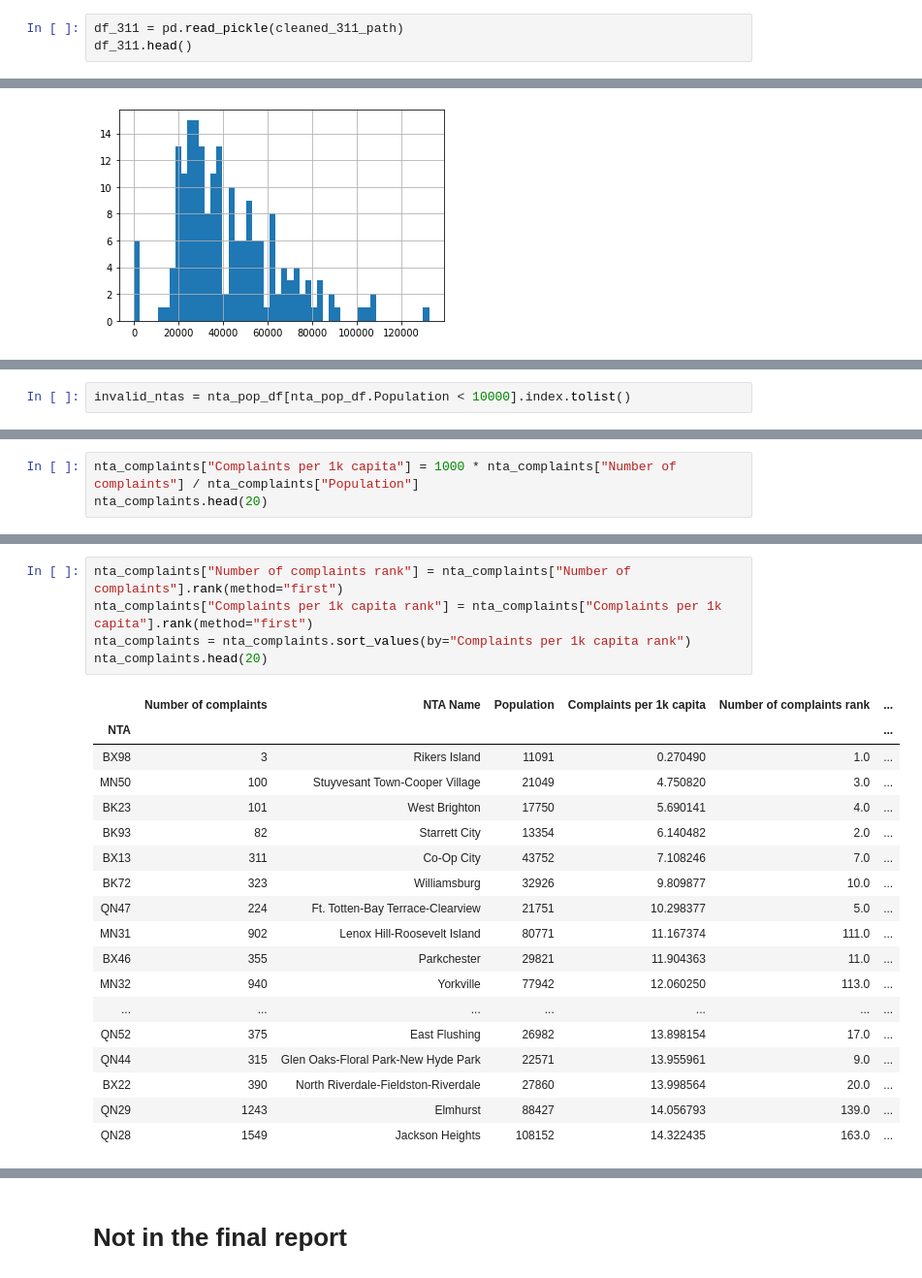
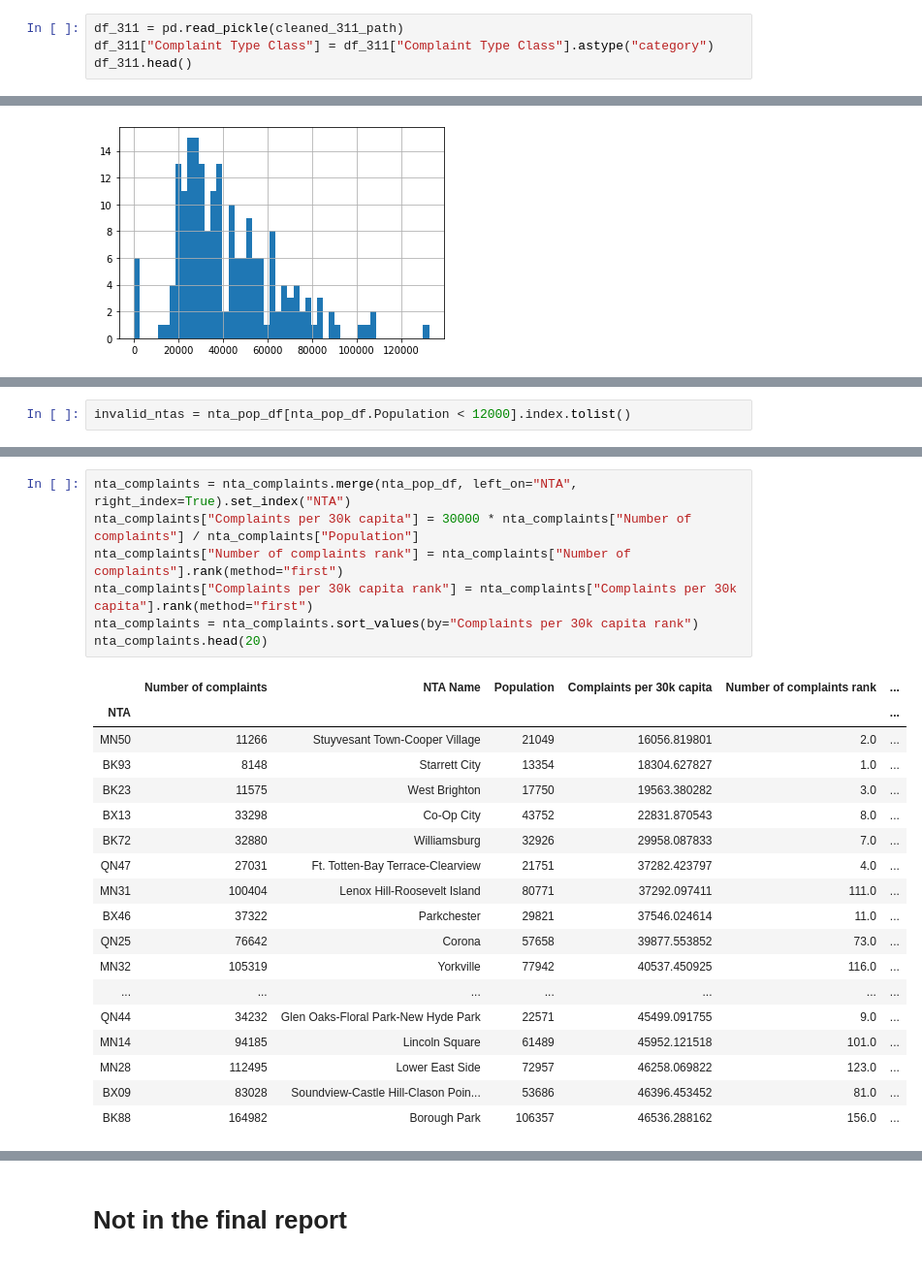
Before and after one commit to Battleman/Squada, a Jupyter notebook: ranking_ntas.ipynb, the cells around one changed output, grey strips where cells are left out. Shown: that part at 97% size. Saved outputs shown, nothing was run; the diff lists cells and outputs as text.

```diff
--- a/ranking_ntas.ipynb
+++ b/ranking_ntas.ipynb
@@ -21,6 +104,7 @@ nta_path = "data/Neighborhood Tabulation Areas.geojson"
 nta_population_path = "data/New_York_City_Population_By_Neighborhood_Tabulation_Areas.csv"
 # %%
 df_311 = pd.read_pickle(cleaned_311_path)
+df_311["Complaint Type Class"] = df_311["Complaint Type Class"].astype("category")
 df_311.head()
 # %% [output]
 |  | Created Date | Closed Date | Agency | Agency Name | Complaint Type | Latitude | Longitude | ... |
@@ -122,5 +178,5 @@ nta_pop_df[nta_pop_df.Population > 10000]
 # %%
-invalid_ntas = nta_pop_df[nta_pop_df.Population < 10000].index.tolist()
+invalid_ntas = nta_pop_df[nta_pop_df.Population < 12000].index.tolist()
 # %%
 invalid_ntas
 # %% [output]
@@ -156,3 +201,0 @@ nta_complaints.head()
-# %%
-nta_complaints["Complaints per 1k capita"] = 1000 * nta_complaints["Number of complaints"] / nta_complaints["Population"]
-nta_complaints.head(20)
@@ -178,27 +202,29 @@ nta_complaints.head(20)
 # %%
+nta_complaints = nta_complaints.merge(nta_pop_df, left_on="NTA", right_index=True).set_index("NTA")
+nta_complaints["Complaints per 30k capita"] = 30000 * nta_complaints["Number of complaints"] / nta_complaints["Population"]
 nta_complaints["Number of complaints rank"] = nta_complaints["Number of complaints"].rank(method="first")
-nta_complaints["Complaints per 1k capita rank"] = nta_complaints["Complaints per 1k capita"].rank(method="first")
-nta_complaints = nta_complaints.sort_values(by="Complaints per 1k capita rank")
+nta_complaints["Complaints per 30k capita rank"] = nta_complaints["Complaints per 30k capita"].rank(method="first")
+nta_complaints = nta_complaints.sort_values(by="Complaints per 30k capita rank")
 nta_complaints.head(20)
 # %% [output]
-|  | Number of complaints | NTA Name | Population | Complaints per 1k capita | Number of complaints rank | ... |
+|  | Number of complaints | NTA Name | Population | Complaints per 30k capita | Number of complaints rank | ... |
 | NTA |  |  |  |  |  | ... |
-| BX98 | 3 | Rikers Island | 11091 | 0.270490 | 1.0 | ... |
-| MN50 | 100 | Stuyvesant Town-Cooper Village | 21049 | 4.750820 | 3.0 | ... |
-| BK23 | 101 | West Brighton | 17750 | 5.690141 | 4.0 | ... |
-| BK93 | 82 | Starrett City | 13354 | 6.140482 | 2.0 | ... |
-| BX13 | 311 | Co-Op City | 43752 | 7.108246 | 7.0 | ... |
-| BK72 | 323 | Williamsburg | 32926 | 9.809877 | 10.0 | ... |
-| QN47 | 224 | Ft. Totten-Bay Terrace-Clearview | 21751 | 10.298377 | 5.0 | ... |
-| MN31 | 902 | Lenox Hill-Roosevelt Island | 80771 | 11.167374 | 111.0 | ... |
-| BX46 | 355 | Parkchester | 29821 | 11.904363 | 11.0 | ... |
-| MN32 | 940 | Yorkville | 77942 | 12.060250 | 113.0 | ... |
+| MN50 | 11266 | Stuyvesant Town-Cooper Village | 21049 | 16056.819801 | 2.0 | ... |
+| BK93 | 8148 | Starrett City | 13354 | 18304.627827 | 1.0 | ... |
+| BK23 | 11575 | West Brighton | 17750 | 19563.380282 | 3.0 | ... |
+| BX13 | 33298 | Co-Op City | 43752 | 22831.870543 | 8.0 | ... |
+| BK72 | 32880 | Williamsburg | 32926 | 29958.087833 | 7.0 | ... |
+| QN47 | 27031 | Ft. Totten-Bay Terrace-Clearview | 21751 | 37282.423797 | 4.0 | ... |
+| MN31 | 100404 | Lenox Hill-Roosevelt Island | 80771 | 37292.097411 | 111.0 | ... |
+| BX46 | 37322 | Parkchester | 29821 | 37546.024614 | 11.0 | ... |
+| QN25 | 76642 | Corona | 57658 | 39877.553852 | 73.0 | ... |
+| MN32 | 105319 | Yorkville | 77942 | 40537.450925 | 116.0 | ... |
 | ... | ... | ... | ... | ... | ... | ... |
-| QN52 | 375 | East Flushing | 26982 | 13.898154 | 17.0 | ... |
-| QN44 | 315 | Glen Oaks-Floral Park-New Hyde Park | 22571 | 13.955961 | 9.0 | ... |
-| BX22 | 390 | North Riverdale-Fieldston-Riverdale | 27860 | 13.998564 | 20.0 | ... |
-| QN29 | 1243 | Elmhurst | 88427 | 14.056793 | 139.0 | ... |
-| QN28 | 1549 | Jackson Heights | 108152 | 14.322435 | 163.0 | ... |
+| QN44 | 34232 | Glen Oaks-Floral Park-New Hyde Park | 22571 | 45499.091755 | 9.0 | ... |
+| MN14 | 94185 | Lincoln Square | 61489 | 45952.121518 | 101.0 | ... |
+| MN28 | 112495 | Lower East Side | 72957 | 46258.069822 | 123.0 | ... |
+| BX09 | 83028 | Soundview-Castle Hill-Clason Poin... | 53686 | 46396.453452 | 81.0 | ... |
+| BK88 | 164982 | Borough Park | 106357 | 46536.288162 | 156.0 | ... |
 # %%
 nta_yearly_complaints = df_311.groupby(["NTA", "Created Year"]) \
                               .count()["Created Date"] \
```
Also changed, not shown: parts of 63 cells of this notebook.
